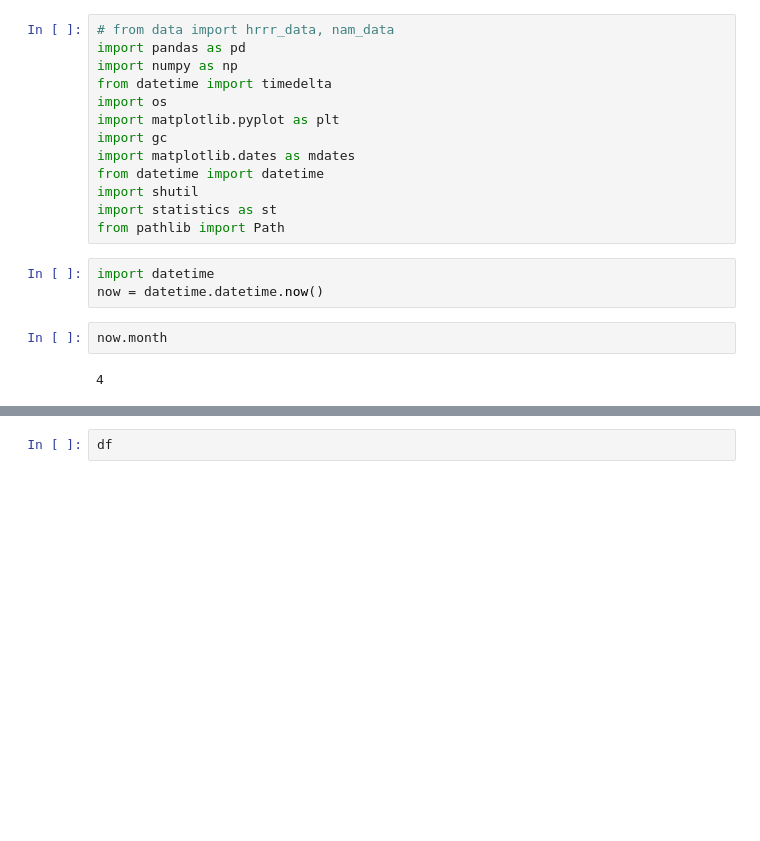
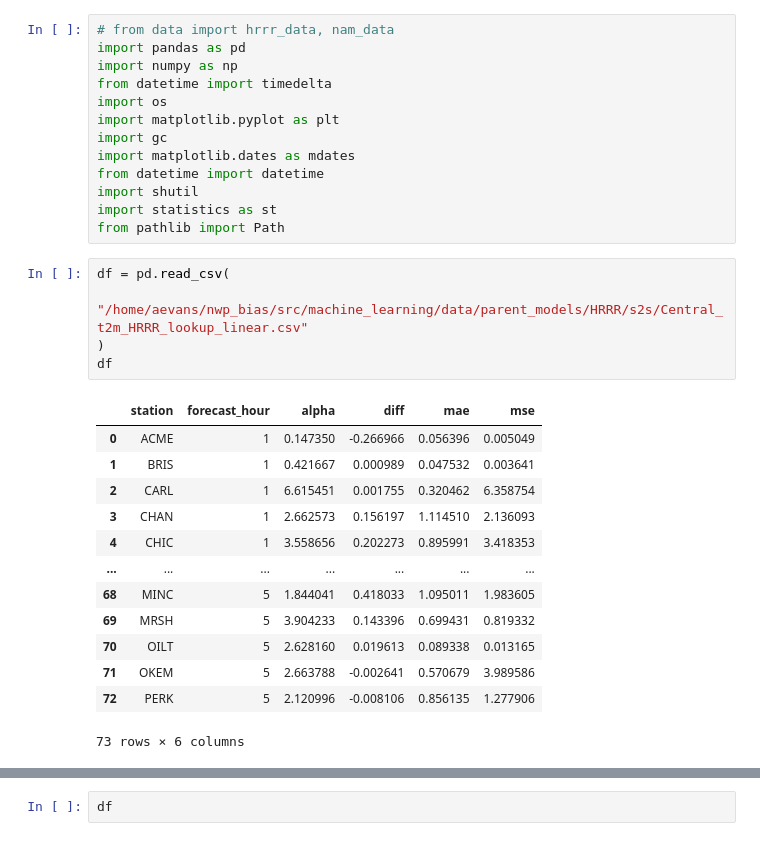
Before and after one commit to shmaronshmevans/nwp_bias, a Jupyter notebook: src/machine_learning/notebooks/scratch.ipynb, the cells around one changed output, grey strips where cells are left out. Cells and saved outputs as stored; diff of their text form; blank space fills up the shorter version.

```diff
--- a/src/machine_learning/notebooks/scratch.ipynb
+++ b/src/machine_learning/notebooks/scratch.ipynb
@@ -21,11 +24,23 @@ from datetime import datetime
 import shutil
 import statistics as st
 from pathlib import Path
-# %%
-import datetime
-now = datetime.datetime.now()
-# %%
-now.month
-# %% [output]
-4
+# %%
+df = pd.read_csv(
+    "/home/aevans/nwp_bias/src/machine_learning/data/parent_models/HRRR/s2s/Central_t2m_HRRR_lookup_linear.csv"
+)
+df
+# %% [output]
+|  | station | forecast_hour | alpha | diff | mae | mse |
+| 0 | ACME | 1 | 0.147350 | -0.266966 | 0.056396 | 0.005049 |
+| 1 | BRIS | 1 | 0.421667 | 0.000989 | 0.047532 | 0.003641 |
+| 2 | CARL | 1 | 6.615451 | 0.001755 | 0.320462 | 6.358754 |
+| 3 | CHAN | 1 | 2.662573 | 0.156197 | 1.114510 | 2.136093 |
+| 4 | CHIC | 1 | 3.558656 | 0.202273 | 0.895991 | 3.418353 |
+| ... | ... | ... | ... | ... | ... | ... |
+| 68 | MINC | 5 | 1.844041 | 0.418033 | 1.095011 | 1.983605 |
+| 69 | MRSH | 5 | 3.904233 | 0.143396 | 0.699431 | 0.819332 |
+| 70 | OILT | 5 | 2.628160 | 0.019613 | 0.089338 | 0.013165 |
+| 71 | OKEM | 5 | 2.663788 | -0.002641 | 0.570679 | 3.989586 |
+| 72 | PERK | 5 | 2.120996 | -0.008106 | 0.856135 | 1.277906 |
+73 rows × 6 columns
 # %%
```
Also changed, not shown: parts of 8 cells of this notebook, 11 other files.
